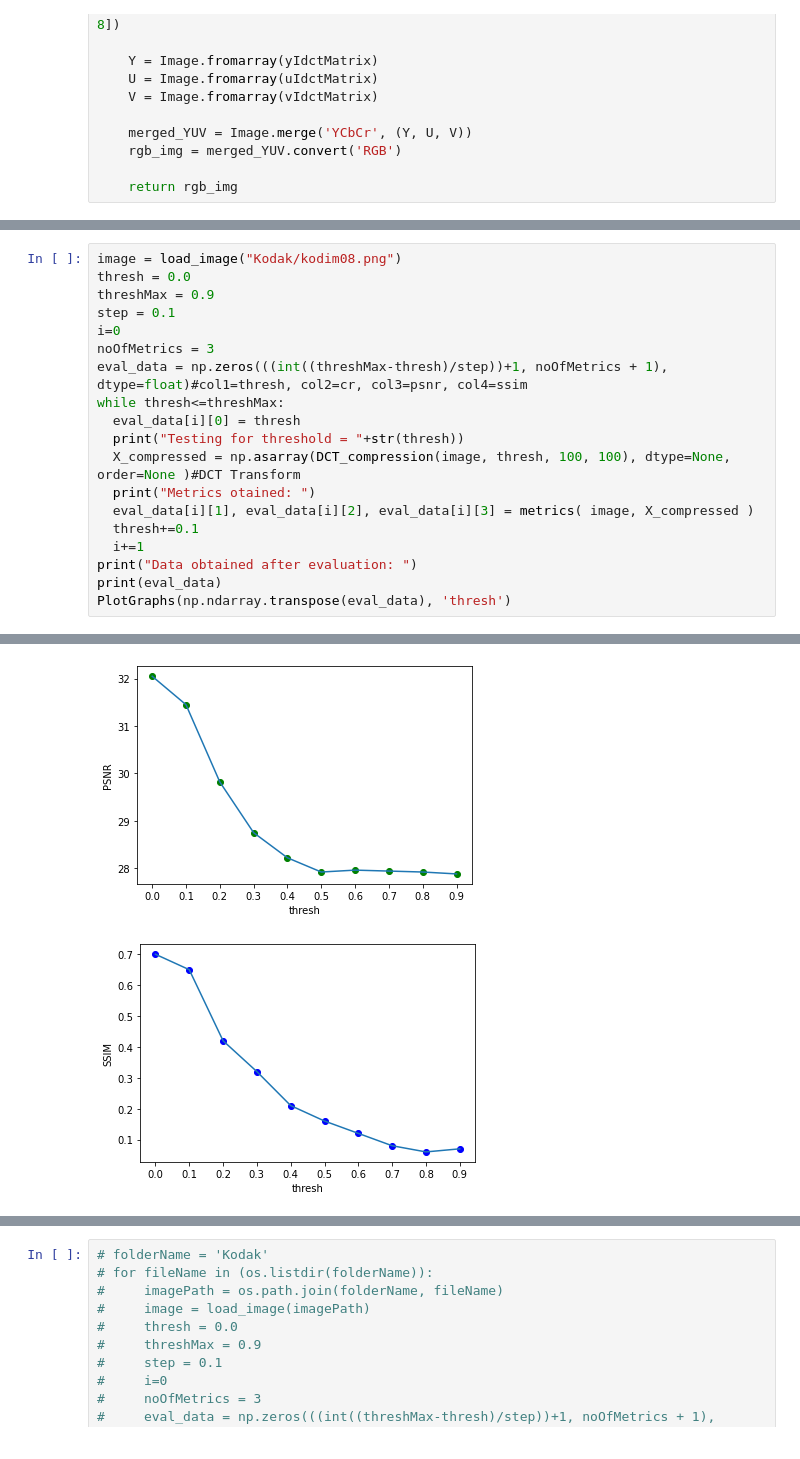
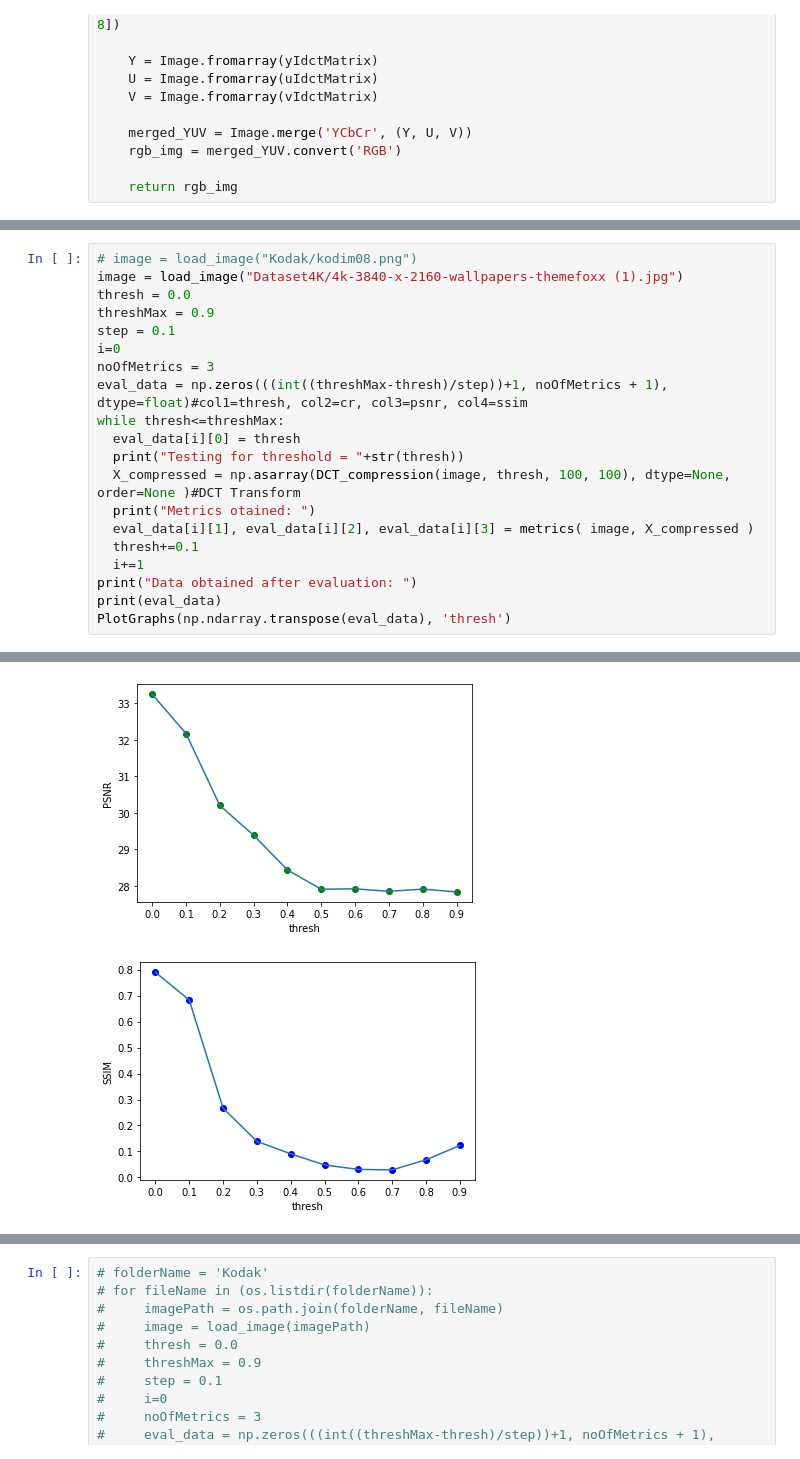
Before and after one commit to shreyan241/Lossy-Image-Compression, a Jupyter notebook: DCT.ipynb, the cells around one changed output, grey strips where cells are left out. Saved outputs shown, nothing was run; the diff lists cells and outputs as text.

```diff
--- a/DCT.ipynb
+++ b/DCT.ipynb
@@ -301,5 +305,6 @@ Compressed File Size: 793253
 # %%
-image = load_image("Kodak/kodim08.png")
+# image = load_image("Kodak/kodim08.png")
+image = load_image("Dataset4K/4k-3840-x-2160-wallpapers-themefoxx (1).jpg")
 thresh = 0.0
 threshMax = 0.9
 step = 0.1
@@ -339,2 +344,2 @@ Original File Size: 915652
-[figure, old version]
+[figure, new version]
-[figure, old version]
+[figure, new version]
```
Also changed, not shown: parts of 6 cells of this notebook.
